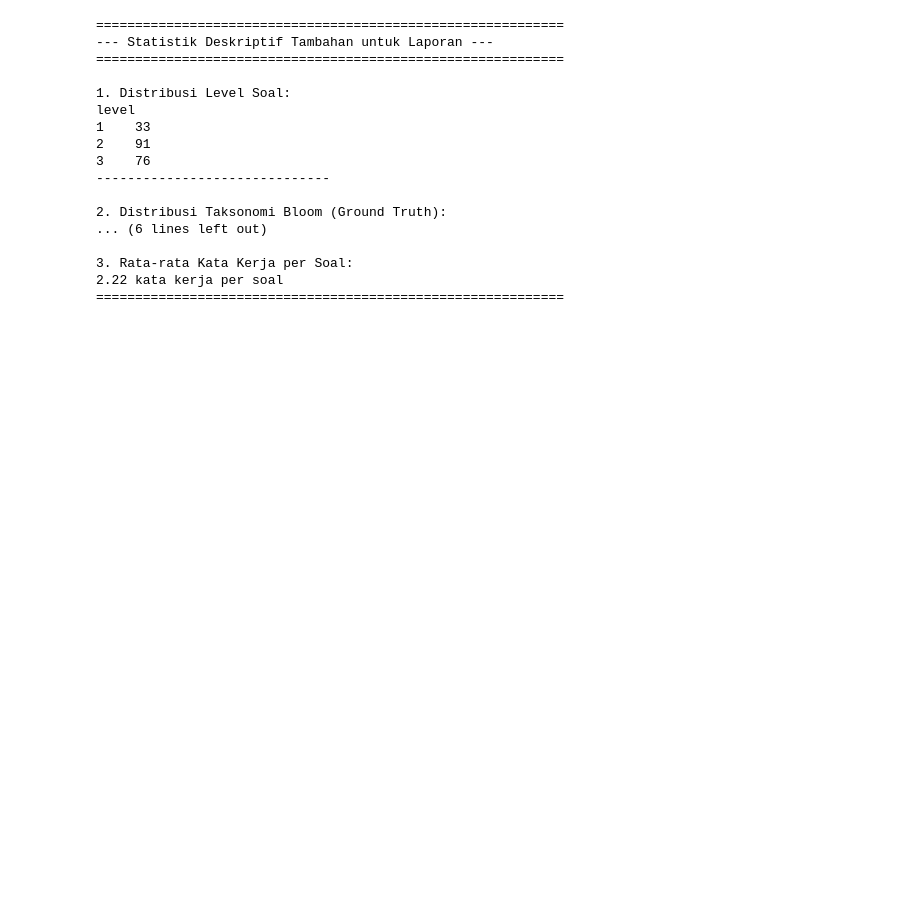
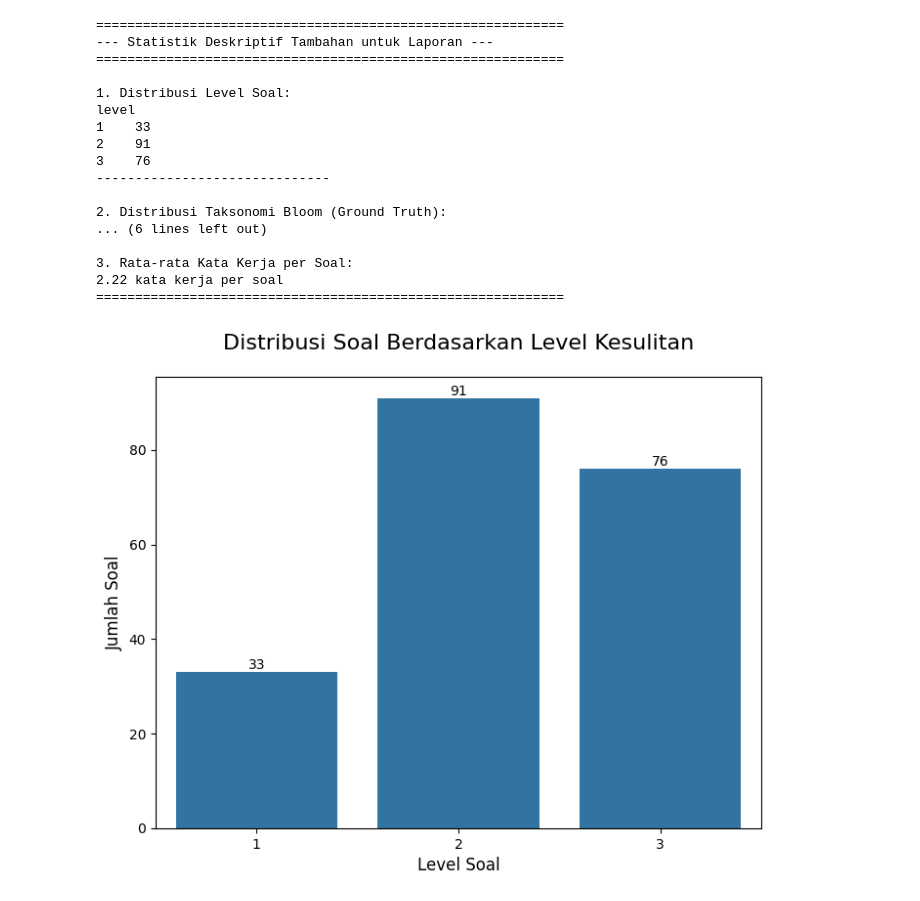
Before and after one commit to mhmadilham18/keyword-extraction, a Jupyter notebook: tubes_pemteks.ipynb, the cells around one changed output. Cells and saved outputs as stored; diff of their text form; code cells hidden in the pictures; blank space fills up the shorter version.

Commit message:
add chart

```diff
--- a/tubes_pemteks.ipynb
+++ b/tubes_pemteks.ipynb
@@ -646,3 +643,16 @@ level
 3. Rata-rata Kata Kerja per Soal:
 2.22 kata kerja per soal
 ============================================================
+# %%
+plt.figure(figsize=(8, 6))
+ax = sns.barplot(x=distribusi_level.index, y=distribusi_level.values, )
+
+ax.set_title('Distribusi Soal Berdasarkan Level Kesulitan', fontsize=16, pad=20)
+ax.set_xlabel('Level Soal', fontsize=12)
+ax.set_ylabel('Jumlah Soal', fontsize=12)
+
+for container in ax.containers:
+    ax.bar_label(container)
+plt.show()
+# %% [output]
+[figure, added]
```
Also changed, not shown: parts of 4 cells of this notebook.
